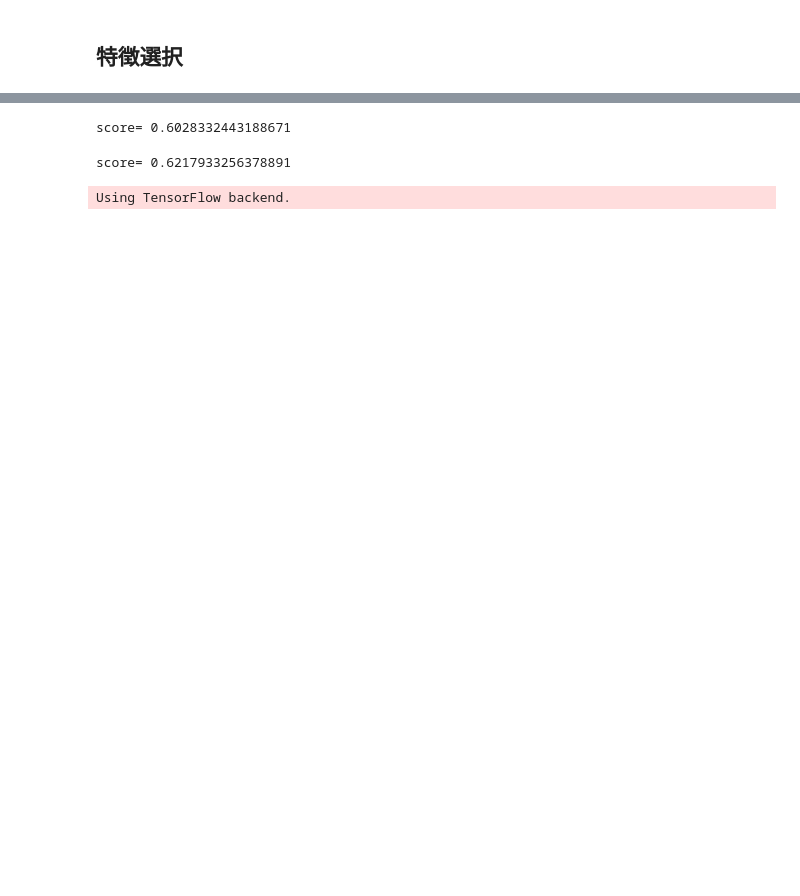
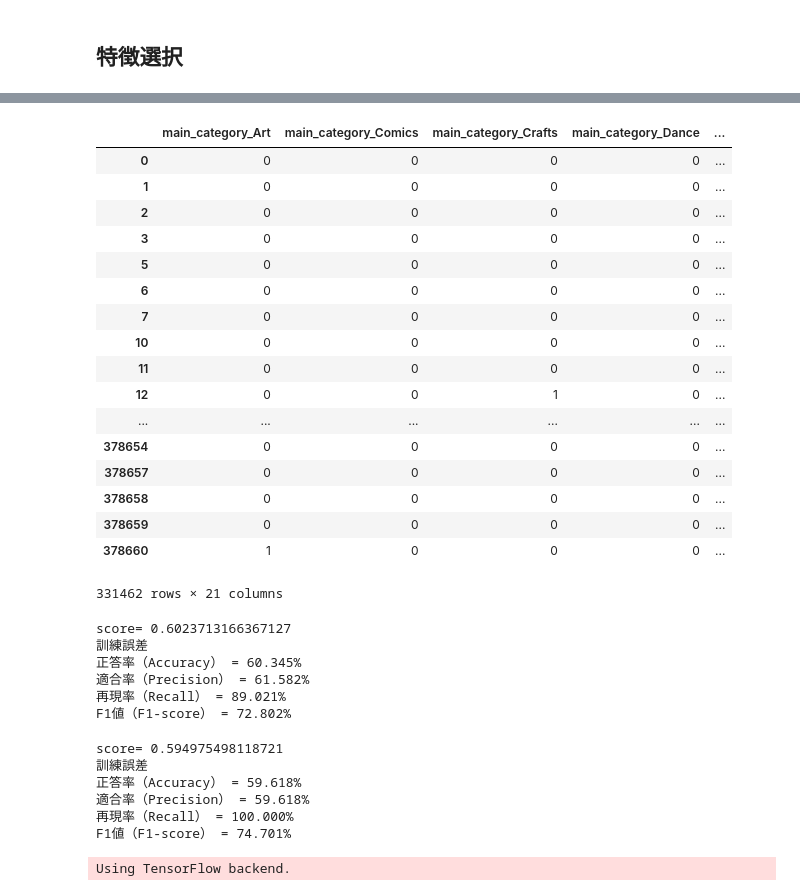
Before and after one commit to MatsudaKyohei/AI-practice, a Jupyter notebook: ML_Day3.ipynb, the cells around one changed output, grey strips where cells are left out. Cells and saved outputs as stored; diff of their text form; code cells hidden in the pictures; blank space fills up the shorter version.

```diff
--- a/ML_Day3.ipynb
+++ b/ML_Day3.ipynb
@@ -223,0 +187,4 @@ selected_train_data
+# %%
+# 削除してもよい特徴の名前を取得する
+drop_name=df_dum.columns[drop_idx]
+drop_name
@@ -224,2 +200,25 @@ selected_train_data
+# %%
+# drop関数で特徴を削除
+selected_X_train= df_dum.drop(drop_name, axis=1)
+selected_X_train
+# %% [output]
+|  | main_category_Art | main_category_Comics | main_category_Crafts | main_category_Dance | ... |
+| 0 | 0 | 0 | 0 | 0 | ... |
+| 1 | 0 | 0 | 0 | 0 | ... |
+| 2 | 0 | 0 | 0 | 0 | ... |
+| 3 | 0 | 0 | 0 | 0 | ... |
+| 5 | 0 | 0 | 0 | 0 | ... |
+| 6 | 0 | 0 | 0 | 0 | ... |
+| 7 | 0 | 0 | 0 | 0 | ... |
+| 10 | 0 | 0 | 0 | 0 | ... |
+| 11 | 0 | 0 | 0 | 0 | ... |
+| 12 | 0 | 0 | 1 | 0 | ... |
+| ... | ... | ... | ... | ... | ... |
+| 378654 | 0 | 0 | 0 | 0 | ... |
+| 378657 | 0 | 0 | 0 | 0 | ... |
+| 378658 | 0 | 0 | 0 | 0 | ... |
+| 378659 | 0 | 0 | 0 | 0 | ... |
+| 378660 | 1 | 0 | 0 | 0 | ... |
+331462 rows × 21 columns
 # %%
 #学習用データ、テストデータに分ける
@@ -239,8 +237,29 @@ from sklearn.tree import DecisionTreeClassifier
 clf = DecisionTreeClassifier(criterion="gini", max_depth=2, min_samples_split=2, min_samples_leaf=3, random_state=1234)
 clf = clf.fit(X_train, y_train)
 print("score=", clf.score(X_train, y_train))
+y_pred_train = clf.predict(X_train)
+print('訓練誤差')
+# ラベルを予測
+y_pred = clf.predict(X)
+
+# 正答率を計算
+accuracy =  accuracy_score(y, y_pred)
+print('正答率（Accuracy） = {:.3f}%'.format(100 * accuracy))
+
+# Precision, Recall, F1-scoreを計算
+precision, recall, f1_score, _ = precision_recall_fscore_support(y, y_pred)
+
+# カテゴリ「2000万以上」に関するPrecision, Recall, F1-scoreを表示
+print('適合率（Precision） = {:.3f}%'.format(100 * precision[0]))
+print('再現率（Recall） = {:.3f}%'.format(100 * recall[0]))
+print('F1値（F1-score） = {:.3f}%'.format(100 * f1_score[0]))
 # %% [output]
-score= 0.6028332443188671
+score= 0.6023713166367127
+訓練誤差
+正答率（Accuracy） = 60.345%
+適合率（Precision） = 61.582%
+再現率（Recall） = 89.021%
+F1値（F1-score） = 72.802%
 # %%
 ###------
 ###ランダムフォレスト
@@ -249,7 +268,28 @@ from sklearn.ensemble import RandomForestClassifier
 clf = RandomForestClassifier(n_estimators=10, max_depth=2, criterion="gini",min_samples_leaf=2, min_samples_split=2, random_state=1234)
 clf.fit(X_train, y_train)
 print("score=", clf.score(X_train, y_train))
+y_pred_train = clf.predict(X_train)
+print('訓練誤差')
+# ラベルを予測
+y_pred = clf.predict(X)
+
+# 正答率を計算
+accuracy =  accuracy_score(y, y_pred)
+print('正答率（Accuracy） = {:.3f}%'.format(100 * accuracy))
+
+# Precision, Recall, F1-scoreを計算
+precision, recall, f1_score, _ = precision_recall_fscore_support(y, y_pred)
+
+# カテゴリ「2000万以上」に関するPrecision, Recall, F1-scoreを表示
+print('適合率（Precision） = {:.3f}%'.format(100 * precision[0]))
+print('再現率（Recall） = {:.3f}%'.format(100 * recall[0]))
+print('F1値（F1-score） = {:.3f}%'.format(100 * f1_score[0]))
 # %% [output]
-score= 0.6217933256378891
+score= 0.594975498118721
+訓練誤差
+正答率（Accuracy） = 59.618%
+適合率（Precision） = 59.618%
+再現率（Recall） = 100.000%
+F1値（F1-score） = 74.701%
 # %%
 ###------
```
Also changed, not shown: parts of 28 cells of this notebook.
